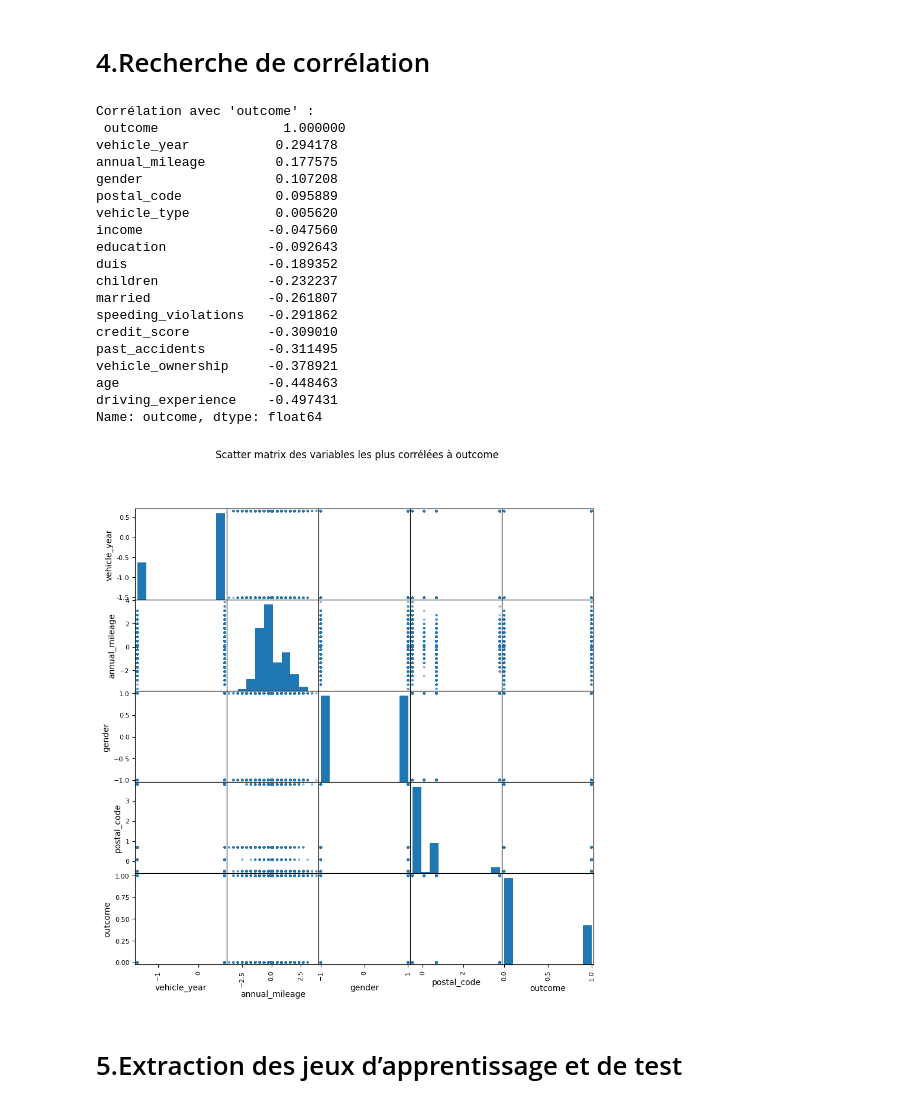
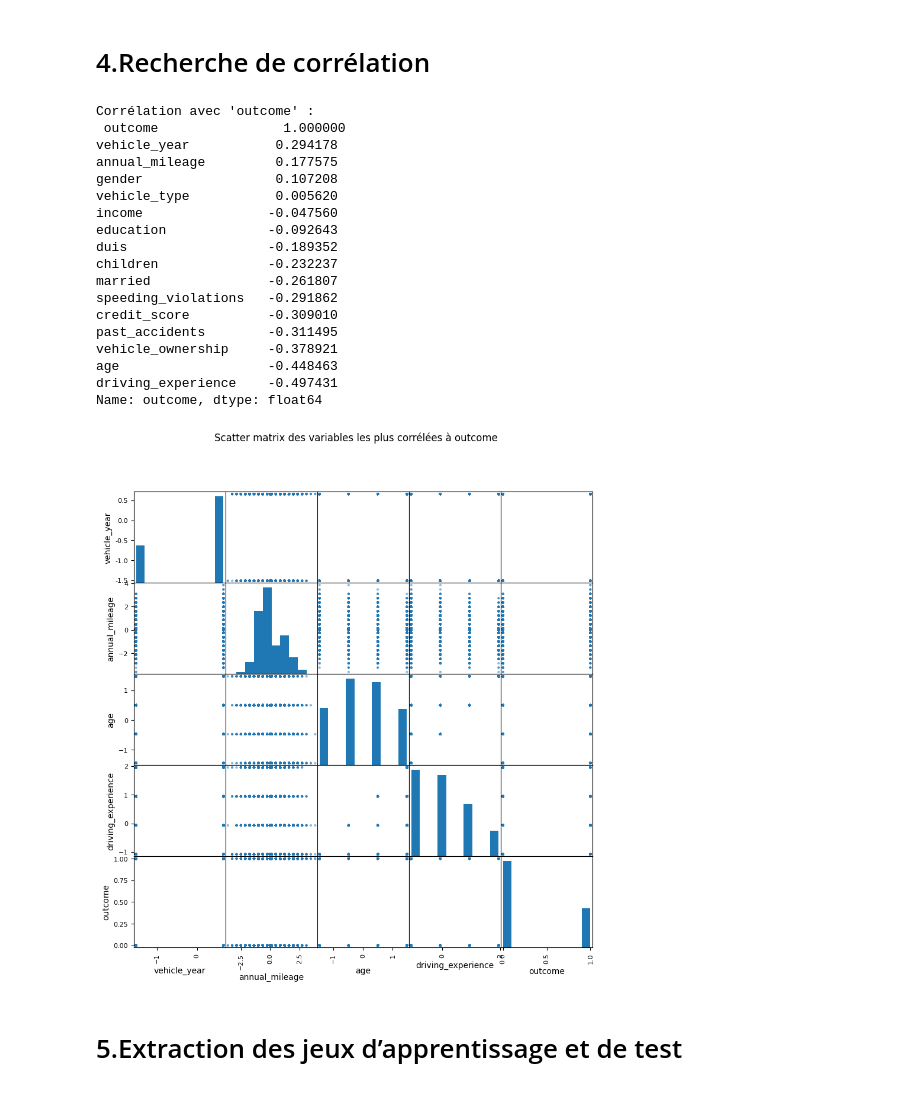
Before and after one commit to MatysLep/ProjetDataScience, a Jupyter notebook: car_insurance_project.ipynb, the cells around one changed output. Drawn from its saved outputs; the diff is of its cells as text; code cells hidden in the pictures.

```diff
--- a/car_insurance_project.ipynb
+++ b/car_insurance_project.ipynb
@@ -129,7 +150,7 @@ plt.show()
 ## Suppression des colonnes inutiles
 # %%
 # Suppression de la colonne 'id', aléatoire et sans utilité pour l'apprentissage du modèle
-df.drop('id', axis=1, inplace=True)
+df.drop(['id', 'postal_code'], axis=1, inplace=True)
 # %% [markdown]
 ## Données aberrantes
 # %% [markdown]
@@ -150,4 +171,4 @@ df.loc[df['children'] > 10, 'children'] = df.loc[df['children'] <= 10, 'children
 #### Speeding Violations
 # %%
 # Rectification des données aberrantes comptabilisant plus de 1000 excès de vitesse dans la colonne speeding_violations par la médiane.
-df.loc[df['speeding_violations'] > 100, 'speeding_violations'] = df.loc[df['speeding_violations'] < 100, 'speeding_violations'].median()
+df.loc[df['speeding_violations'] > 50, 'speeding_violations'] = df.loc[df['speeding_violations'] < 50, 'speeding_violations'].median()
@@ -199,35 +211,36 @@ df[features] = scaler.fit_transform(df[features])
 # %%
 df_corr = df.copy()
 corr_matrix = df_corr.corr()
 corr_with_target = corr_matrix['outcome'].sort_values(ascending=False)
 print("Corrélation avec 'outcome' :\n", corr_with_target)
 
-top_features = corr_with_target.index[1:5].tolist()
+# Utilisation des top_features pour la visualisation des corrélations
+top_features = corr_with_target.index[1:3].tolist() + corr_with_target.index[-2:].tolist()
+scatter_matrix(df_corr[top_features + ['outcome']], figsize=(10, 10))
 
-scatter_matrix(df_corr[top_features + ['outcome']], figsize=(10, 10))
+# Affichage du graphe
 plt.suptitle("Scatter matrix des variables les plus corrélées à outcome")
 plt.show()
 # %% [output]
 Corrélation avec 'outcome' :
  outcome                1.000000
 vehicle_year           0.294178
 annual_mileage         0.177575
 gender                 0.107208
-postal_code            0.095889
 vehicle_type           0.005620
 income                -0.047560
 education             -0.092643
 duis                  -0.189352
 children              -0.232237
 married               -0.261807
 speeding_violations   -0.291862
 credit_score          -0.309010
 past_accidents        -0.311495
 vehicle_ownership     -0.378921
 age                   -0.448463
 driving_experience    -0.497431
 Name: outcome, dtype: float64
-[figure, old version]
+[figure, new version]
 # %% [markdown]
 # 5.Extraction des jeux d’apprentissage et de test
 # %%
```
Also changed, not shown: parts of 10 cells of this notebook, 1 other file.
